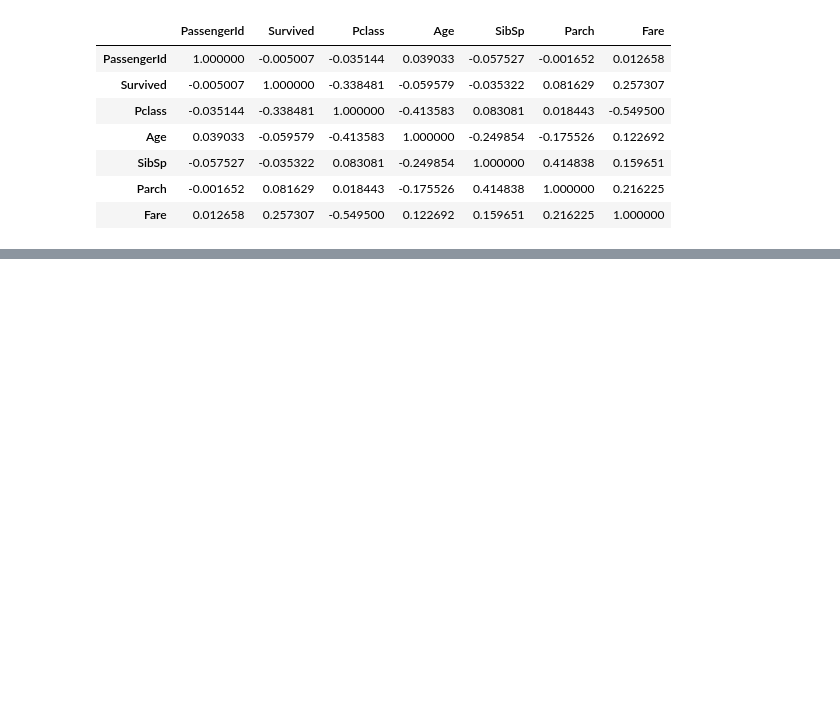
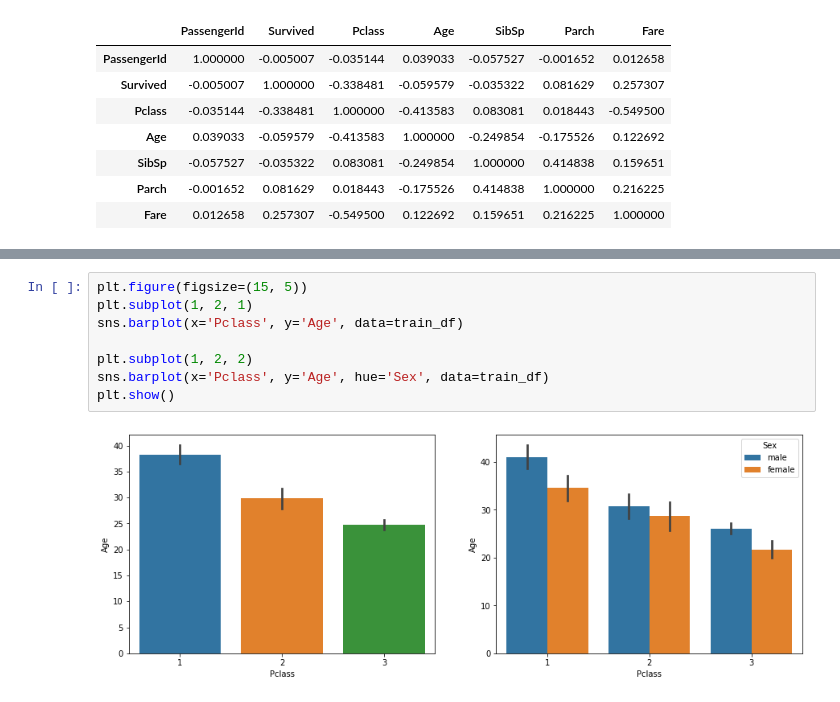
Before and after one commit to c-woo/Titanic-Kaggle, a Jupyter notebook: Titanic.ipynb, the cells around one changed output, grey strips where cells are left out. Saved outputs shown, nothing was run; the diff lists cells and outputs as text; blank space fills up the shorter version.

```diff
--- a/Titanic.ipynb
+++ b/Titanic.ipynb
@@ -249,0 +387,10 @@ train_df.head()
+# %%
+plt.figure(figsize=(15, 5))
+plt.subplot(1, 2, 1)
+sns.barplot(x='Pclass', y='Age', data=train_df)
+
+plt.subplot(1, 2, 2)
+sns.barplot(x='Pclass', y='Age', hue='Sex', data=train_df)
+plt.show()
+# %% [output]
+[figure, added]
```
Also changed, not shown: parts of 18 cells of this notebook.
